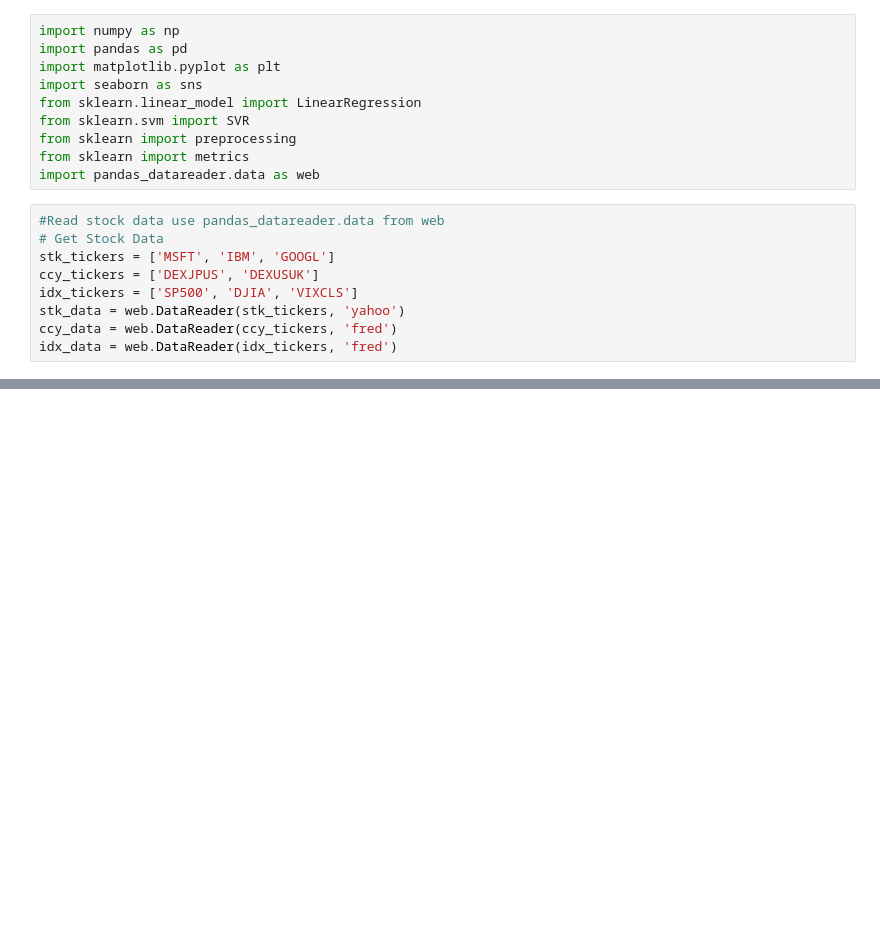
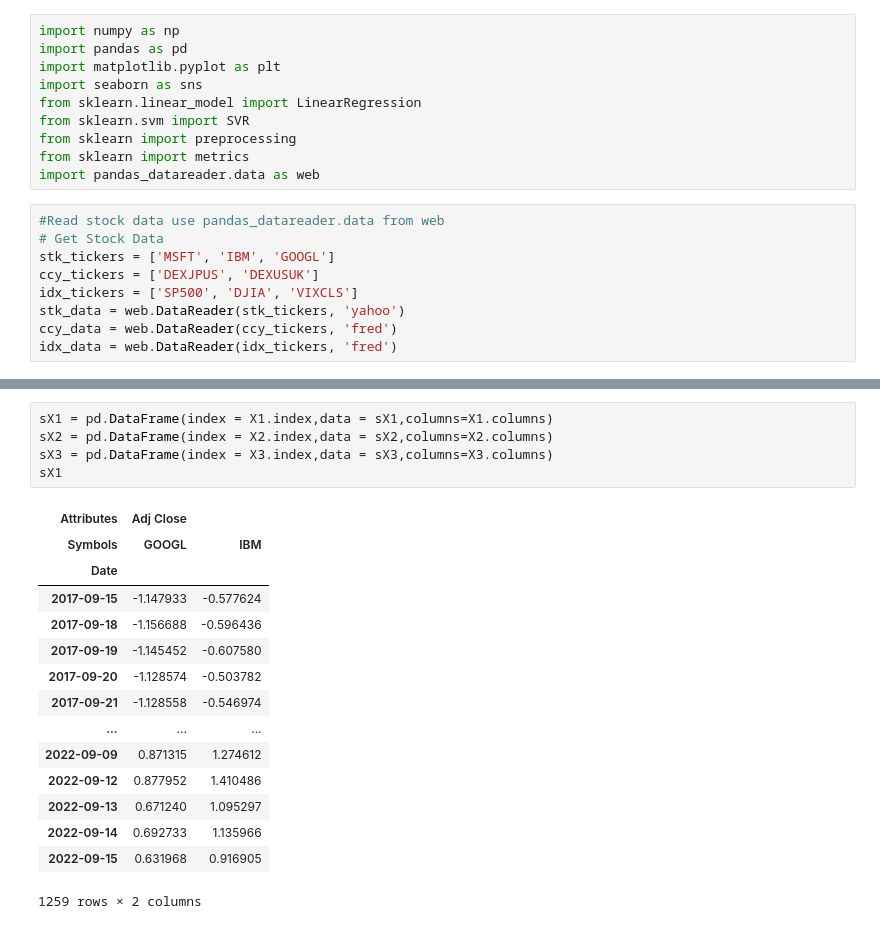
Before and after one commit to oathathat/ML_Kmitl_3D, a Jupyter notebook: Lab/Lab5.ipynb, the cells around one changed output, grey strips where cells are left out. Saved outputs shown, nothing was run; the diff lists cells and outputs as text; blank space fills up the shorter version.

```diff
--- a/Lab/Lab5.ipynb
+++ b/Lab/Lab5.ipynb
@@ -43,0 +64,21 @@ X1
+# %%
+sX1 = pd.DataFrame(index = X1.index,data = sX1,columns=X1.columns)
+sX2 = pd.DataFrame(index = X2.index,data = sX2,columns=X2.columns)
+sX3 = pd.DataFrame(index = X3.index,data = sX3,columns=X3.columns)
+sX1
+# %% [output]
+| Attributes | Adj Close |  |
+| Symbols | GOOGL | IBM |
+| Date |  |  |
+| 2017-09-15 | -1.147933 | -0.577624 |
+| 2017-09-18 | -1.156688 | -0.596436 |
+| 2017-09-19 | -1.145452 | -0.607580 |
+| 2017-09-20 | -1.128574 | -0.503782 |
+| 2017-09-21 | -1.128558 | -0.546974 |
+| ... | ... | ... |
+| 2022-09-09 | 0.871315 | 1.274612 |
+| 2022-09-12 | 0.877952 | 1.410486 |
+| 2022-09-13 | 0.671240 | 1.095297 |
+| 2022-09-14 | 0.692733 | 1.135966 |
+| 2022-09-15 | 0.631968 | 0.916905 |
+1259 rows × 2 columns
```
Also changed, not shown: parts of 10 cells of this notebook.
